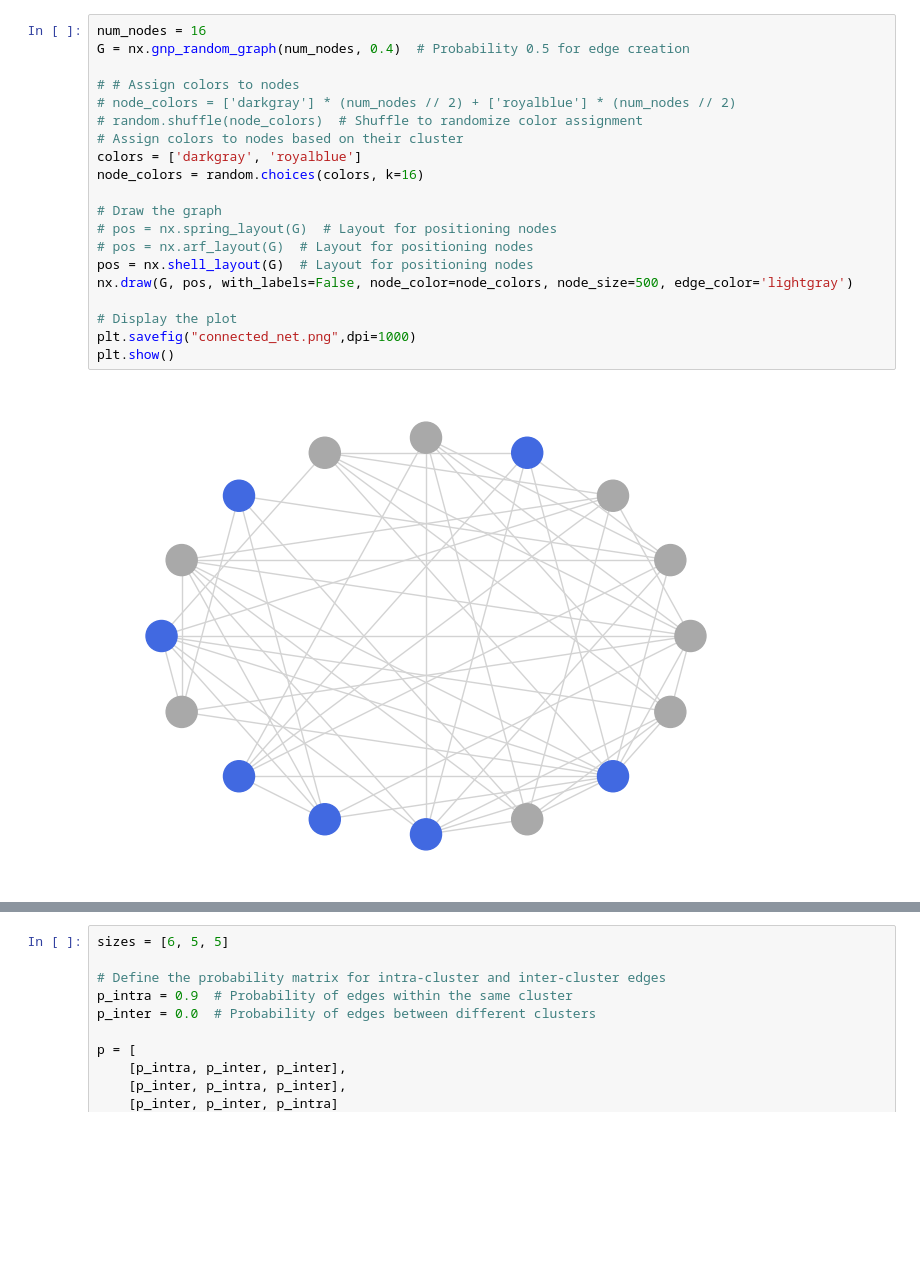
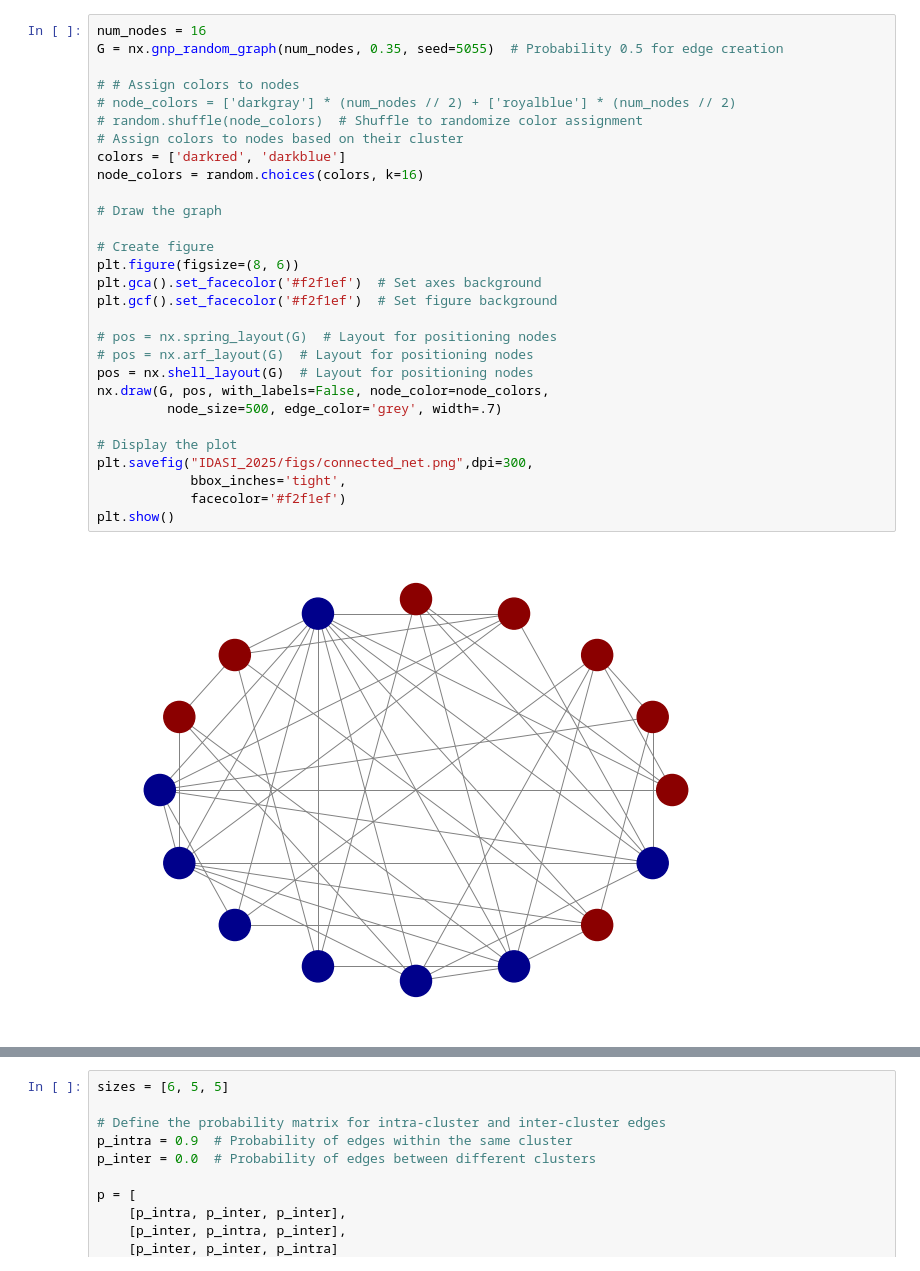
Before and after one commit to barwein/BayesProxyNets, a Jupyter notebook: Simulations/Networks_graphic.ipynb, the cells around one changed output, grey strips where cells are left out. Drawn from its saved outputs; the diff is of its cells as text; blank space fills up the shorter version.

```diff
--- a/Simulations/Networks_graphic.ipynb
+++ b/Simulations/Networks_graphic.ipynb
@@ -13,22 +17,31 @@ full_net.add_edges_from(edge_list_full)
 # %%
 num_nodes = 16
-G = nx.gnp_random_graph(num_nodes, 0.4)  # Probability 0.5 for edge creation
+G = nx.gnp_random_graph(num_nodes, 0.35, seed=5055)  # Probability 0.5 for edge creation
 
 # # Assign colors to nodes
 # node_colors = ['darkgray'] * (num_nodes // 2) + ['royalblue'] * (num_nodes // 2)
 # random.shuffle(node_colors)  # Shuffle to randomize color assignment
 # Assign colors to nodes based on their cluster
-colors = ['darkgray', 'royalblue']
+colors = ['darkred', 'darkblue']
 node_colors = random.choices(colors, k=16)
 
 # Draw the graph
+
+# Create figure
+plt.figure(figsize=(8, 6))
+plt.gca().set_facecolor('#f2f1ef')  # Set axes background
+plt.gcf().set_facecolor('#f2f1ef')  # Set figure background
+
 # pos = nx.spring_layout(G)  # Layout for positioning nodes
 # pos = nx.arf_layout(G)  # Layout for positioning nodes
 pos = nx.shell_layout(G)  # Layout for positioning nodes
-nx.draw(G, pos, with_labels=False, node_color=node_colors, node_size=500, edge_color='lightgray')
+nx.draw(G, pos, with_labels=False, node_color=node_colors,
+         node_size=500, edge_color='grey', width=.7)
 
 # Display the plot
-plt.savefig("connected_net.png",dpi=1000)
+plt.savefig("IDASI_2025/figs/connected_net.png",dpi=300,
+            bbox_inches='tight',
+            facecolor='#f2f1ef')
 plt.show()
 # %% [output]
-[figure, old version]
+[figure, new version]
```
Also changed, not shown: parts of 3 cells of this notebook, 24 other files.
